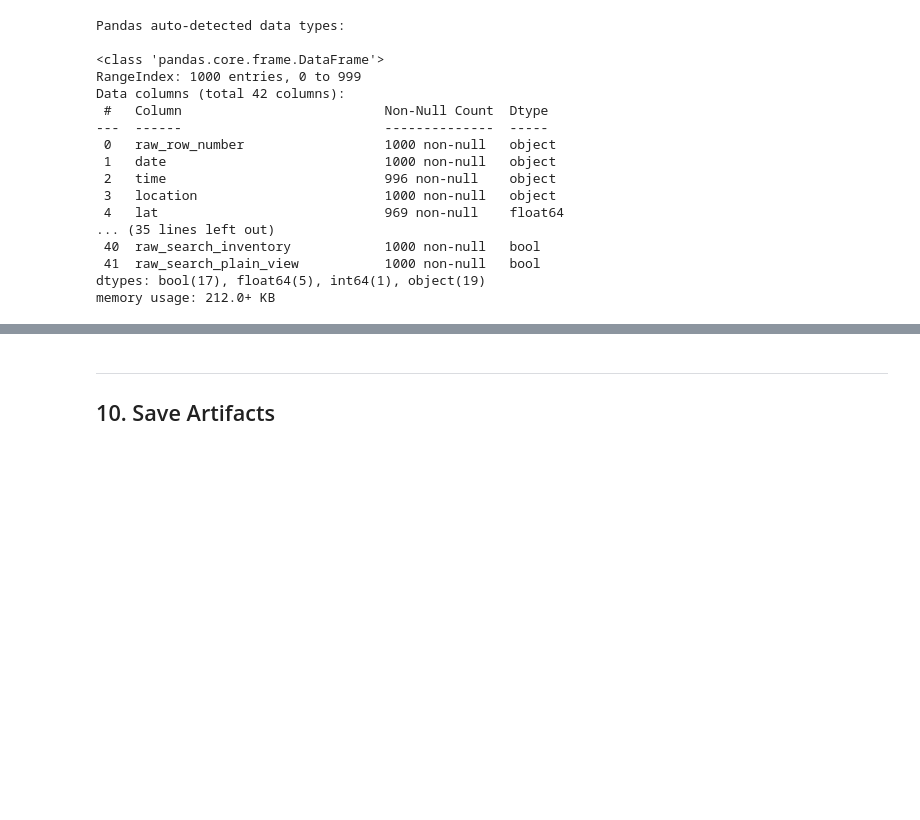
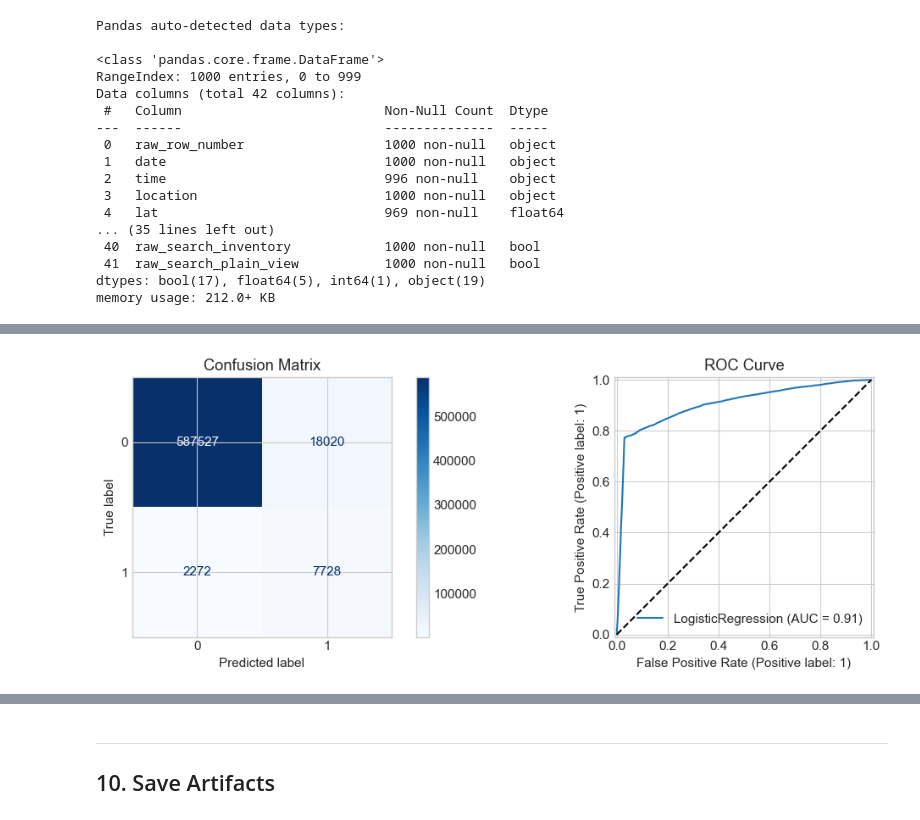
Before and after one commit to NatBrian/nashville-traffic-stop-bias-analysis, a Jupyter notebook: Notebook_01_Data_Audit.ipynb, the cells around one changed output, grey strips where cells are left out. Saved outputs shown, nothing was run; the diff lists cells and outputs as text; code cells hidden in the pictures; blank space fills up the shorter version.

```diff
--- a/Notebook_01_Data_Audit.ipynb
+++ b/Notebook_01_Data_Audit.ipynb
@@ -795,0 +344,8 @@ plt.show()
+# %%
+# Content Discovery: Categorical Value Counts
+print("\nCONTENT DISCOVERY: Categorical Column Distributions")
+print("=" * 60)
+
+for col in ['subject_race', 'subject_sex', 'outcome']:
+    print(f"\n{col}:")
+    print(df_sample[col].value_counts())
@@ -795,0 +897,21 @@ plt.show()
+# %%
+# Split BEFORE imputation
+feature_cols = ['subject_age', 'subject_race_enc', 'subject_sex_enc', 'type_enc', 'search_conducted', 'frisk_performed']
+X = df_model[feature_cols]
+y = df_model['arrest_made']
+
+# Stratified split
+X_train, X_test, y_train, y_test = train_test_split(
+    X, y, test_size=0.2, stratify=y, random_state=SEED
+)
+
+print(f"Train: {len(X_train):,}, Test: {len(X_test):,}")
+
+# Impute age using TRAINING median only
+train_age_median = X_train['subject_age'].median()
+X_train = X_train.copy()
+X_test = X_test.copy()
+X_train['subject_age'] = X_train['subject_age'].fillna(train_age_median)
+X_test['subject_age'] = X_test['subject_age'].fillna(train_age_median)
+
+print(f"Imputed age with training median: {train_age_median:.0f}")
@@ -795,0 +959,17 @@ plt.show()
+# %%
+# Visualization
+fig, axes = plt.subplots(1, 2, figsize=(12, 4))
+
+# Confusion Matrix
+ConfusionMatrixDisplay.from_estimator(model, X_test_scaled, y_test, ax=axes[0], cmap='Blues')
+axes[0].set_title('Confusion Matrix')
+
+# ROC Curve
+RocCurveDisplay.from_estimator(model, X_test_scaled, y_test, ax=axes[1])
+axes[1].plot([0, 1], [0, 1], 'k--', label='Random')
+axes[1].set_title('ROC Curve')
+
+plt.tight_layout()
+plt.show()
+# %% [output]
+[figure, added]
```
Also changed, not shown: parts of 83 cells of this notebook.
